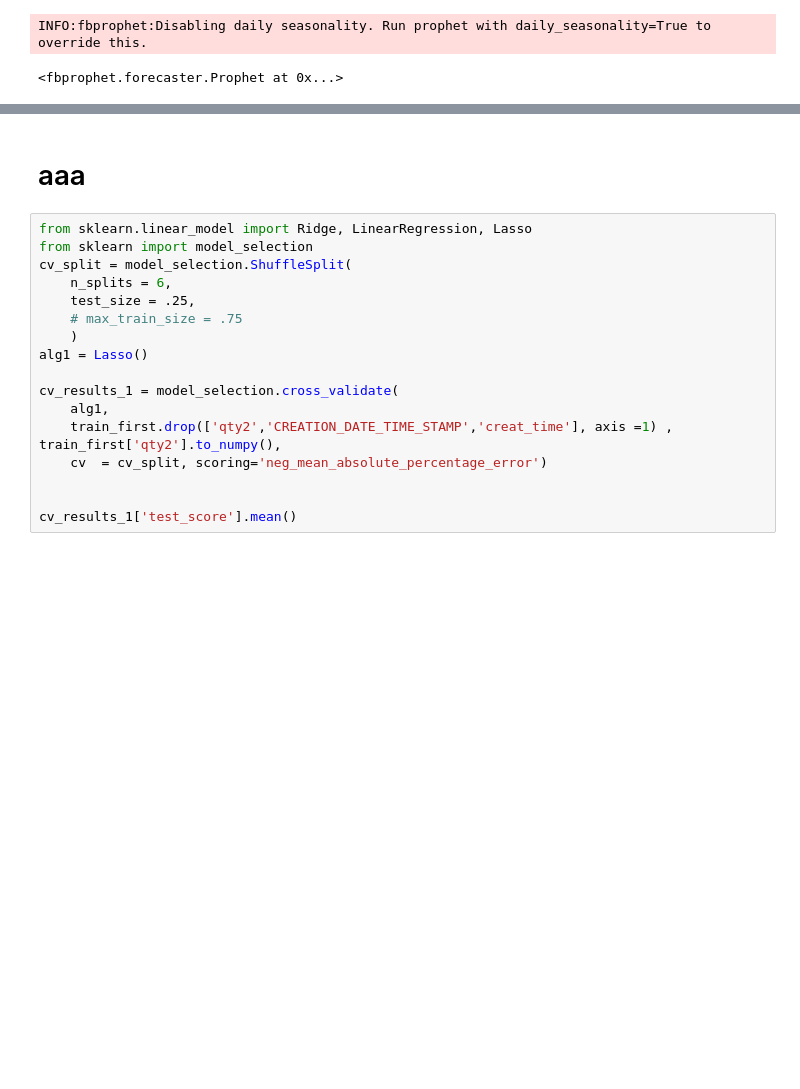
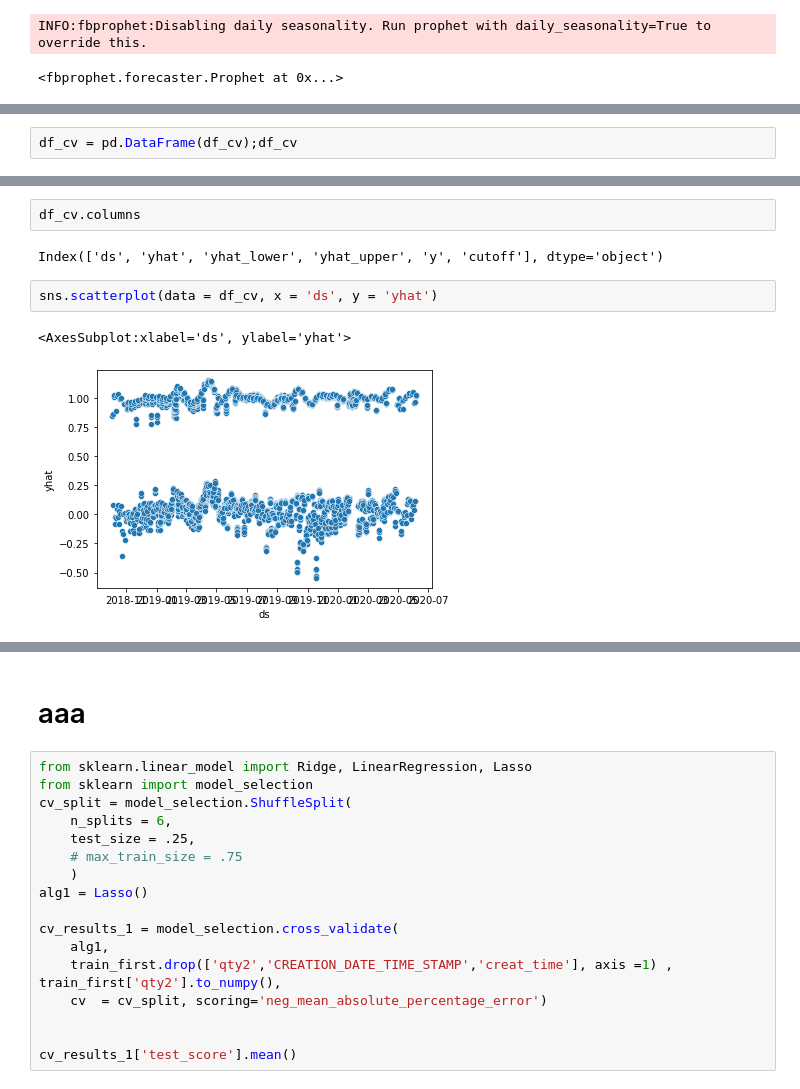
Before and after one commit to fyenne/play3_timeseries, a Jupyter notebook: hpi_out.ipynb, the cells around one changed output, grey strips where cells are left out. Saved outputs shown, nothing was run; the diff lists cells and outputs as text; blank space fills up the shorter version.

```diff
--- a/hpi_out.ipynb
+++ b/hpi_out.ipynb
@@ -400,0 +414,2 @@ x_test
+# %%
+df_cv = pd.DataFrame(df_cv);df_cv
@@ -400,0 +430,9 @@ x_test
+# %%
+df_cv.columns
+# %% [output]
+Index(['ds', 'yhat', 'yhat_lower', 'yhat_upper', 'y', 'cutoff'], dtype='object')
+# %%
+sns.scatterplot(data = df_cv, x = 'ds', y = 'yhat')
+# %% [output]
+<AxesSubplot:xlabel='ds', ylabel='yhat'>
+[figure, added]
```
Also changed, not shown: parts of 24 cells of this notebook.
